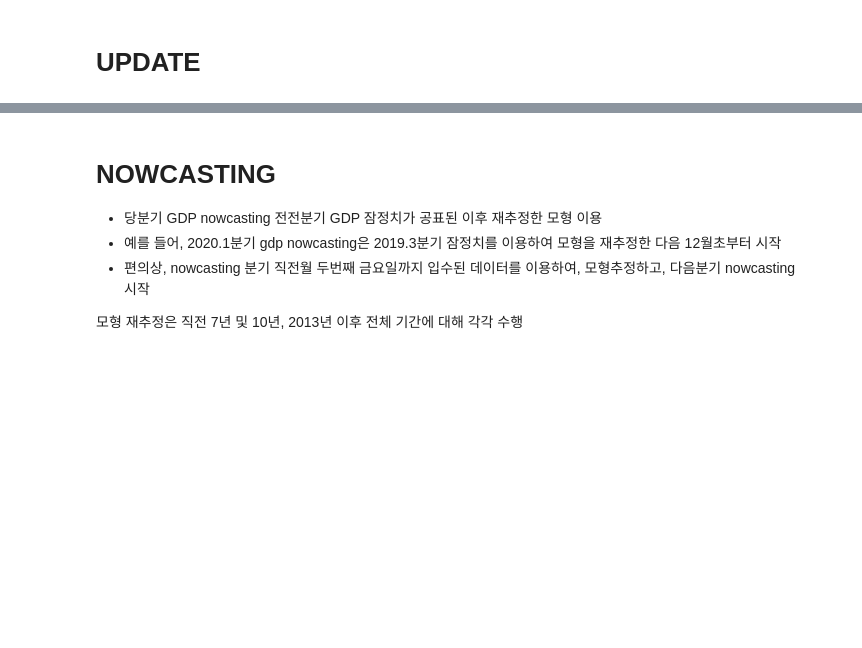
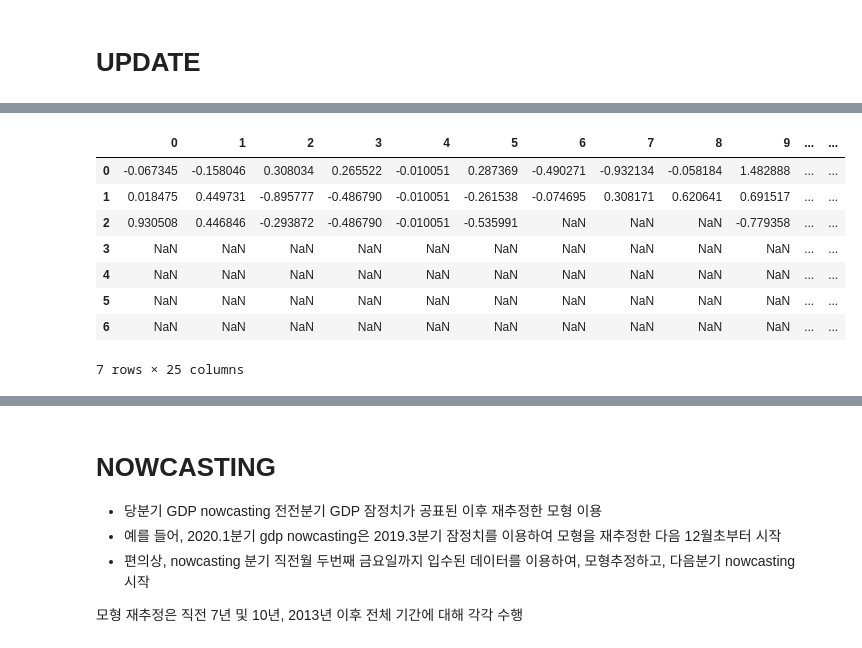
Before and after one commit to hyunchangyi/nowcasting, a Jupyter notebook: nowcasting_kr.ipynb, the cells around one changed output, grey strips where cells are left out. Drawn from its saved outputs; the diff is of its cells as text; code cells hidden in the pictures; blank space fills up the shorter version.

```diff
--- a/nowcasting_kr.ipynb
+++ b/nowcasting_kr.ipynb
@@ -149,7 +197,7 @@ def get_target_vintages(t_var, t_year, t_month, sample_yrs):
 # %% [markdown]
 ### InitCond
 # %%
-def InitCond(X, S, spec, blocks, optNaN_init):
+def InitCond(X, S, spec, blocks, optNaN):
 
     r, p, Rcon, q = S
 
@@ -161,7 +209,7 @@ def InitCond(X, S, spec, blocks, optNaN_init):
     ppC = max(p, pC)
 
     # OPTS = pd.Series({'disp':0}) # turns off diagnostic information for eigenvalue computation
-    xBal, indNaN = remNaNs_spline(X, optNaN_init)
+    xBal, indNaN = remNaNs_spline(X, optNaN)
 
     T, N = xBal.shape
 
@@ -1199,6 +1198,11 @@ def EMstep(y, M, S, blocks, spec):
 ### DFM
 # %%
 def dfm(y, X_mean, X_std, M, S, spec, blocks, par, filename=None):
+    '''Reestimate DFM parameters until logliklihood converges or number of iteration reaches predetermined limit
+
+    DFMResult(LL, converged, X_sm, X_mean, X_std, X_nsm, Z, M, par, y, S, spec, blocks) =
+        dfm(y, X_mean, X_std, M, S, spec, blocks, par, filename=None)
+    '''
     r, p, Rcon, q = S
     pre_loglik = -np.inf
     LL = np.array([-np.inf])
@@ -1259,13 +1263,13 @@ def dfm(y, X_mean, X_std, M, S, spec, blocks, par, filename=None):
     axs[0].plot(range(Niter), LL)
     axs[1].plot(range(t1, Niter), LL[t1:])
 
-    Res = DFMResult(LL, converged, X_sm, X_mean, X_std, X_nsm, Z, M, par, y, S, spec, blocks)
+    ER = DFMResult(LL, converged, X_sm, X_mean, X_std, X_nsm, Z, M, par, y, S, spec, blocks)
 
     if filename!=None:
         file = open(filename, "wb")
-        pickle.dump(Res._asdict(), file)
+        pickle.dump(ER._asdict(), file)
         file.close()
 
         print('\n\n Estimation result is saved to ', filename, '.\n\n')
 
-    return Res
+    return ER
@@ -1799,7 +1790,7 @@ axs.legend()
 # %% [markdown]
 # UPDATE
 # %%
-R = DFMResult(**pickle.load(open('res_kr_tiny_t5',"rb")))
+Result = DFMResult(**pickle.load(open('Estimates\\res_kr_tiny_t5',"rb")))
 
 v_old = '2018-03-16'
 v_new = '2018-03-23'
@@ -1831,0 +1876,3 @@ P_ppi     -0.0138  0.4194  0.0917  0.0397
+# %%
+    Y = ((X_new - R.X_mean)/R.X_std).T.to_numpy()
+    A, C, Q, R, Z_0, V_0 = dfm_copy(R.M)
@@ -1831,0 +1881,12 @@ P_ppi     -0.0138  0.4194  0.0917  0.0397
+# %%
+pd.DataFrame(Y.T[-15:-8, :])
+# %% [output]
+|  | 0 | 1 | 2 | 3 | 4 | 5 | 6 | 7 | 8 | 9 | ... | ... |
+| 0 | -0.067345 | -0.158046 | 0.308034 | 0.265522 | -0.010051 | 0.287369 | -0.490271 | -0.932134 | -0.058184 | 1.482888 | ... | ... |
+| 1 | 0.018475 | 0.449731 | -0.895777 | -0.486790 | -0.010051 | -0.261538 | -0.074695 | 0.308171 | 0.620641 | 0.691517 | ... | ... |
+| 2 | 0.930508 | 0.446846 | -0.293872 | -0.486790 | -0.010051 | -0.535991 | NaN | NaN | NaN | -0.779358 | ... | ... |
+| 3 | NaN | NaN | NaN | NaN | NaN | NaN | NaN | NaN | NaN | NaN | ... | ... |
+| 4 | NaN | NaN | NaN | NaN | NaN | NaN | NaN | NaN | NaN | NaN | ... | ... |
+| 5 | NaN | NaN | NaN | NaN | NaN | NaN | NaN | NaN | NaN | NaN | ... | ... |
+| 6 | NaN | NaN | NaN | NaN | NaN | NaN | NaN | NaN | NaN | NaN | ... | ... |
+7 rows × 25 columns
```
Also changed, not shown: parts of 39 cells of this notebook, 19 other files.
